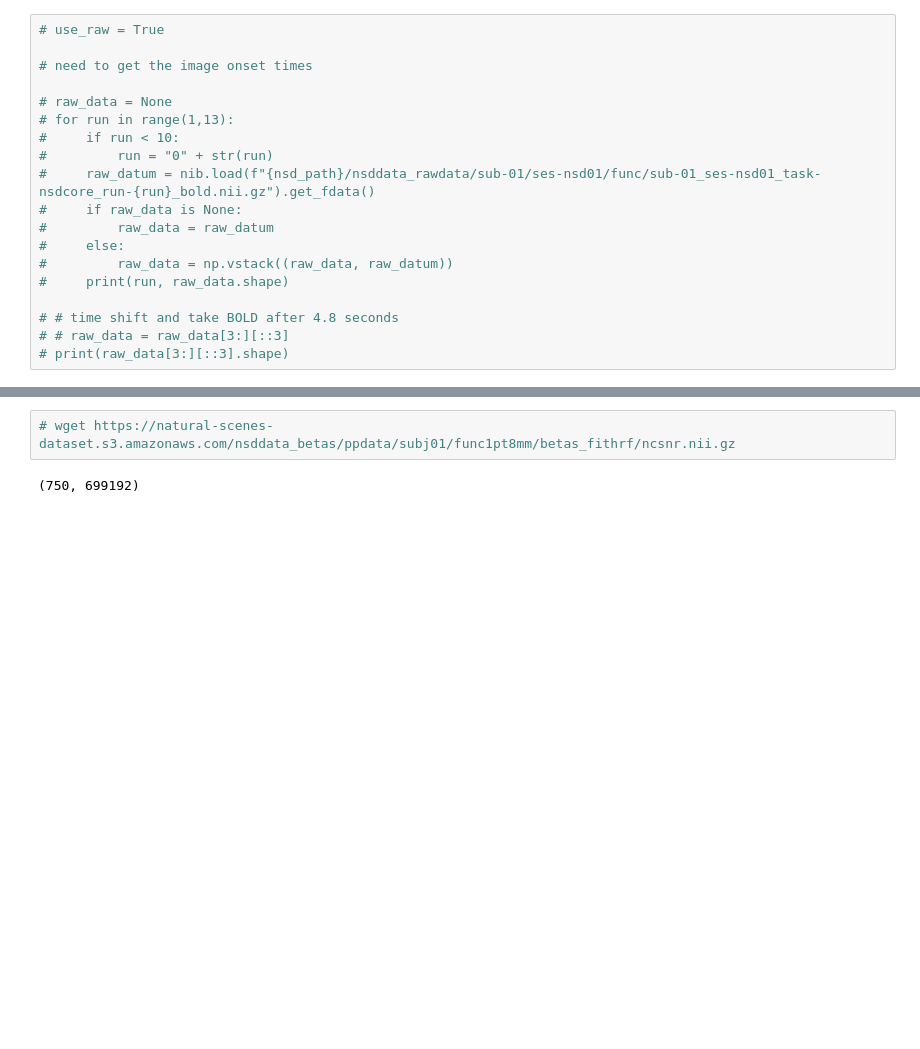
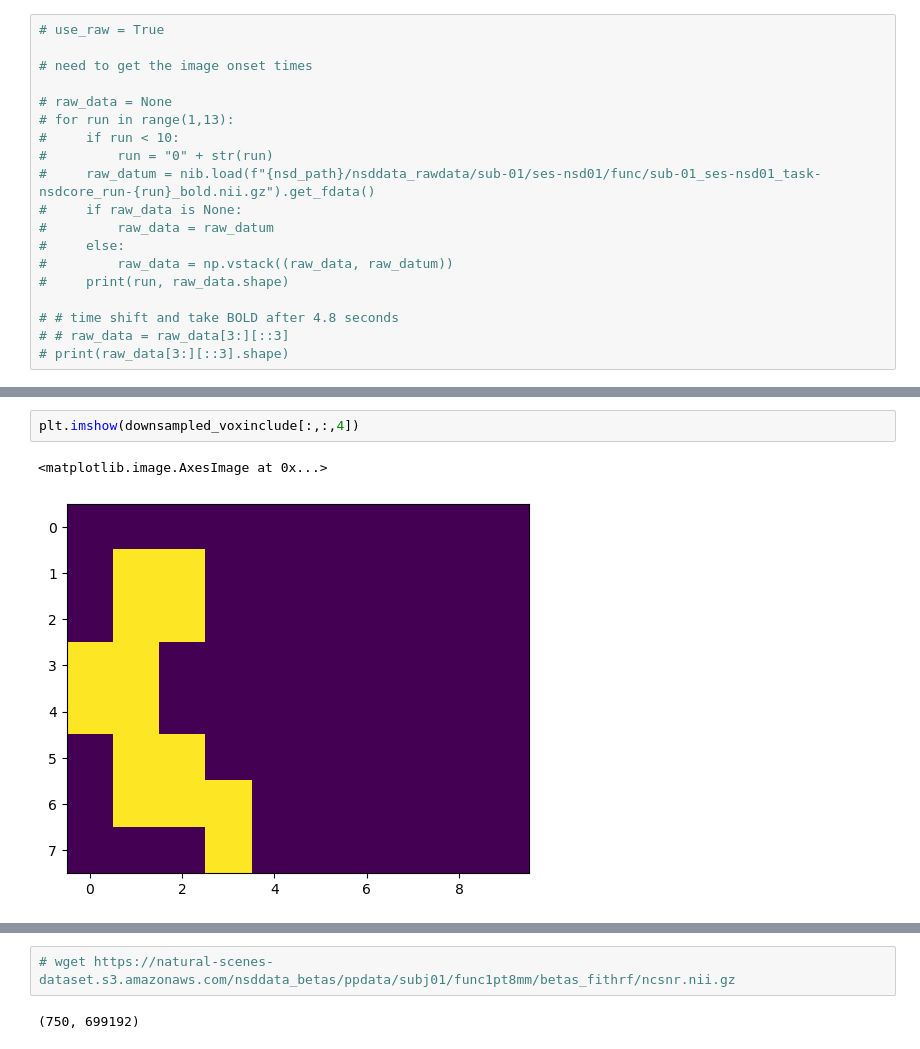
Before and after one commit to io0/fMRI-reconstruction-NSD, a Jupyter notebook: src/nsd_full_dataset_creation.ipynb, the cells around one changed output, grey strips where cells are left out. Drawn from its saved outputs; the diff is of its cells as text; blank space fills up the shorter version.

```diff
--- a/src/nsd_full_dataset_creation.ipynb
+++ b/src/nsd_full_dataset_creation.ipynb
@@ -305,0 +365,5 @@ FileNotFoundError: No such file or no access: '/nsddata_betas/ppdata/subj01/func
+# %%
+plt.imshow(downsampled_voxinclude[:,:,4])
+# %% [output]
+<matplotlib.image.AxesImage at 0x...>
+[figure, added]
```
Also changed, not shown: parts of 20 cells of this notebook.
